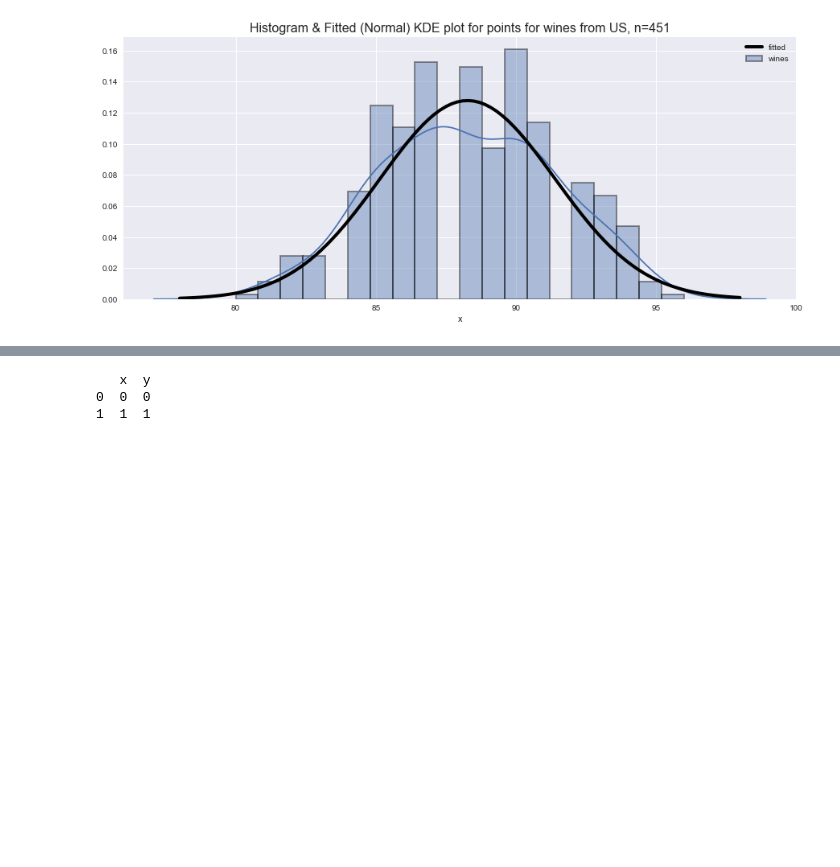
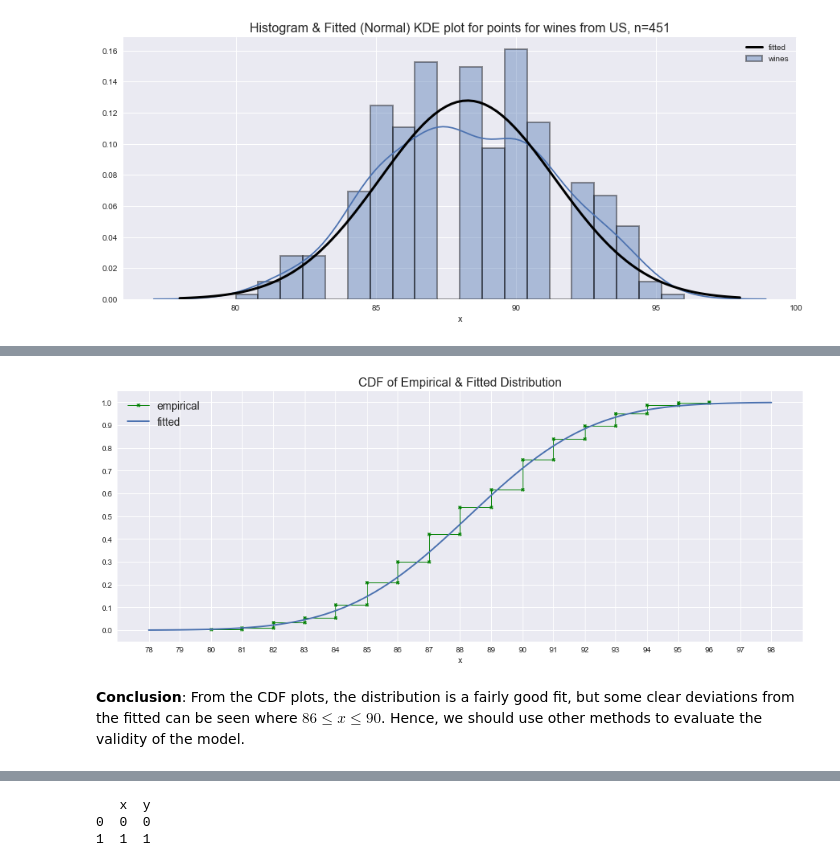
Before and after one commit to bryanblackbee/ds-learning-journey, a Jupyter notebook: jupyter_notebook/probability-and-statistics/studies/in-progress/wines.ipynb, the cells around one changed output, grey strips where cells are left out. Saved outputs shown, nothing was run; the diff lists cells and outputs as text; code cells hidden in the pictures; blank space fills up the shorter version.

```diff
--- a/jupyter_notebook/probability-and-statistics/studies/in-progress/wines.ipynb
+++ b/jupyter_notebook/probability-and-statistics/studies/in-progress/wines.ipynb
@@ -75,8 +82,12 @@ print(us_wines_points.mean(),us_wines_points.var())
 # %% [markdown]
 For US Wines points, we now know that $\hat{\mu}=88.275$ and $\hat{\sigma}^2=9.747$. Let's see what the histogram and the fitted line looks like.
 # %%
-# To plot the fitted, use norm.pdf to get the respective probabilities df
+# To plot the fitted, use norm.pdf to get the curve.
 points_min, points_max = us_wines_points.min(), us_wines_points.max()
 points_x = np.linspace(points_min-2, points_max+2, 100)
-fitted_kde = norm.pdf(points_x, fitted_mu, fitted_sigma)
-fitted_df = pd.DataFrame({'x' : points_x, 'p_hat' : fitted_kde})
+fitted_pdf = norm.pdf(points_x, fitted_mu, fitted_sigma)
+fitted_cdf = norm.cdf(points_x, fitted_mu, fitted_sigma)
+fitted_df = pd.DataFrame({'x' : points_x,
+                          'p_hat' : fitted_pdf,
+                          'F_hat' : fitted_cdf})
+print(fitted_df.head(3))
@@ -110,0 +145,15 @@ print(empirical_df.head())
+# %%
+fig = plt.figure(figsize=(16, 6))
+ax = fig.add_subplot(111)
+empirical_groupby_df.plot(kind='line', x='x', y='F_empirical', marker='X', ax=ax, markersize=5, linewidth=1, color='green')
+fitted_df.plot(kind='line', x='x', y='F_hat', marker='x', ax=ax, linewidth=2)
+ax.set_title("CDF of Empirical & Fitted Distribution", fontsize=16)
+ax.legend(['empirical', 'fitted'], fontsize=14)
+ax.set_yticks(np.arange(0, 1.1, 0.1))
+ax.set_xticks(np.arange(empirical_groupby_df['x'].min()-2,
+                       empirical_groupby_df['x'].max()+3))
+plt.show()
+# %% [output]
+[figure, added]
+# %% [markdown]
+**Conclusion**: From the CDF plots, the distribution is a fairly good fit, but some clear deviations from the fitted can be seen where $86 \leq x \leq 90$. Hence, we should use other methods to evaluate the validity of the model.
```
Also changed, not shown: parts of 23 cells of this notebook.
